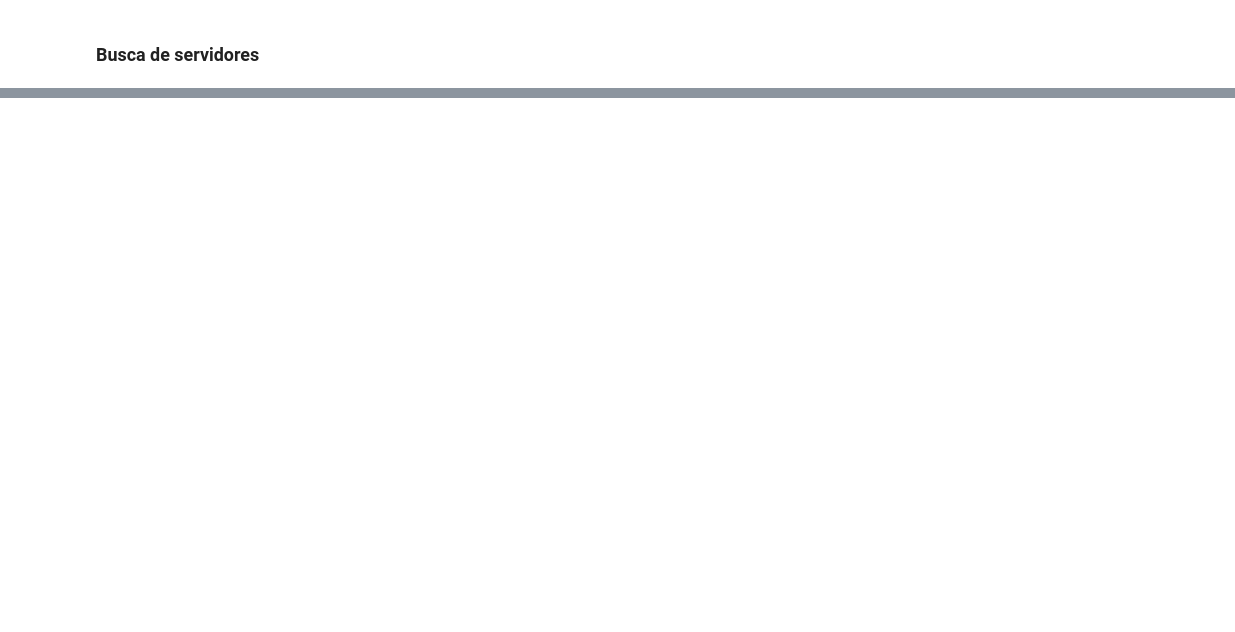
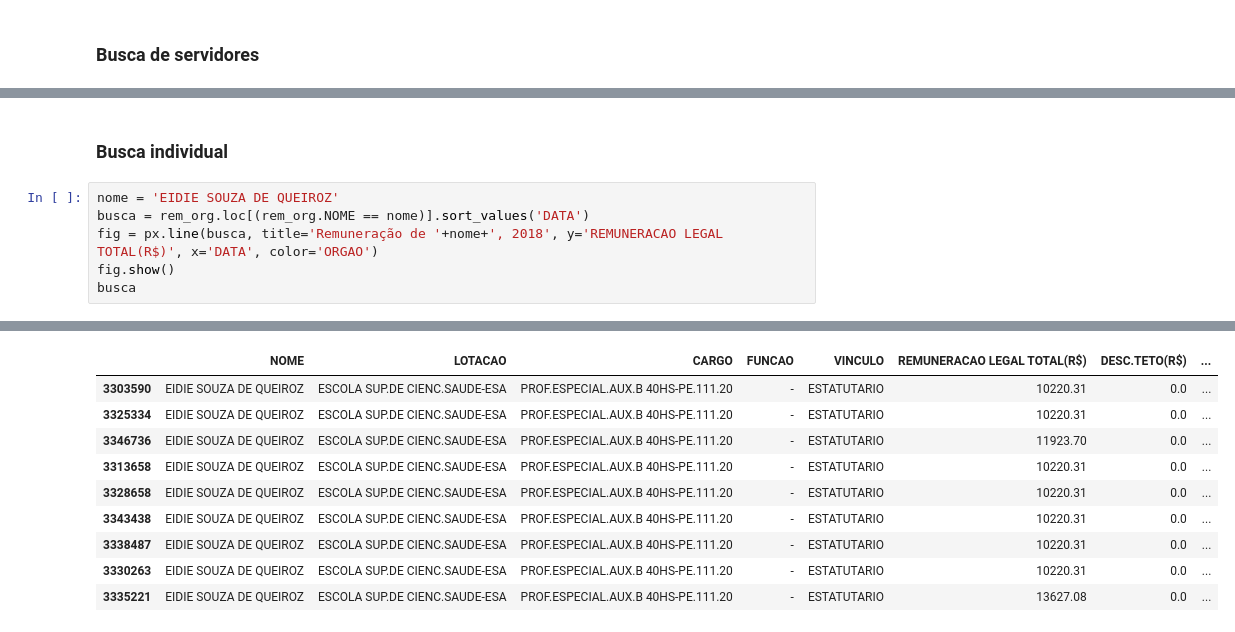
Before and after one commit to ViniPessoa8/PAIC, a Jupyter notebook: notebooks/plotagens.ipynb, the cells around one changed output, grey strips where cells are left out. Saved outputs shown, nothing was run; the diff lists cells and outputs as text; blank space fills up the shorter version.

```diff
--- a/notebooks/plotagens.ipynb
+++ b/notebooks/plotagens.ipynb
@@ -212,0 +247,9 @@ registros_serv
+# %% [markdown]
+### Busca individual
+# %%
+nome = 'EIDIE SOUZA DE QUEIROZ'
+busca = rem_org.loc[(rem_org.NOME == nome)].sort_values('DATA')
+fig = px.line(busca, title='Remuneração de '+nome+', 2018', y='REMUNERACAO LEGAL TOTAL(R$)', x='DATA', color='ORGAO')
+fig.show()
+busca
+# %% [output]
@@ -212,0 +257,10 @@ registros_serv
+|  | NOME | LOTACAO | CARGO | FUNCAO | VINCULO | REMUNERACAO LEGAL TOTAL(R$) | DESC.TETO(R$) | ... |
+| 3303590 | EIDIE SOUZA DE QUEIROZ | ESCOLA SUP.DE CIENC.SAUDE-ESA | PROF.ESPECIAL.AUX.B 40HS-PE.111.20 | - | ESTATUTARIO | 10220.31 | 0.0 | ... |
+| 3325334 | EIDIE SOUZA DE QUEIROZ | ESCOLA SUP.DE CIENC.SAUDE-ESA | PROF.ESPECIAL.AUX.B 40HS-PE.111.20 | - | ESTATUTARIO | 10220.31 | 0.0 | ... |
+| 3346736 | EIDIE SOUZA DE QUEIROZ | ESCOLA SUP.DE CIENC.SAUDE-ESA | PROF.ESPECIAL.AUX.B 40HS-PE.111.20 | - | ESTATUTARIO | 11923.70 | 0.0 | ... |
+| 3313658 | EIDIE SOUZA DE QUEIROZ | ESCOLA SUP.DE CIENC.SAUDE-ESA | PROF.ESPECIAL.AUX.B 40HS-PE.111.20 | - | ESTATUTARIO | 10220.31 | 0.0 | ... |
+| 3328658 | EIDIE SOUZA DE QUEIROZ | ESCOLA SUP.DE CIENC.SAUDE-ESA | PROF.ESPECIAL.AUX.B 40HS-PE.111.20 | - | ESTATUTARIO | 10220.31 | 0.0 | ... |
+| 3343438 | EIDIE SOUZA DE QUEIROZ | ESCOLA SUP.DE CIENC.SAUDE-ESA | PROF.ESPECIAL.AUX.B 40HS-PE.111.20 | - | ESTATUTARIO | 10220.31 | 0.0 | ... |
+| 3338487 | EIDIE SOUZA DE QUEIROZ | ESCOLA SUP.DE CIENC.SAUDE-ESA | PROF.ESPECIAL.AUX.B 40HS-PE.111.20 | - | ESTATUTARIO | 10220.31 | 0.0 | ... |
+| 3330263 | EIDIE SOUZA DE QUEIROZ | ESCOLA SUP.DE CIENC.SAUDE-ESA | PROF.ESPECIAL.AUX.B 40HS-PE.111.20 | - | ESTATUTARIO | 10220.31 | 0.0 | ... |
+| 3335221 | EIDIE SOUZA DE QUEIROZ | ESCOLA SUP.DE CIENC.SAUDE-ESA | PROF.ESPECIAL.AUX.B 40HS-PE.111.20 | - | ESTATUTARIO | 13627.08 | 0.0 | ... |
```
Also changed, not shown: parts of 9 cells of this notebook.
